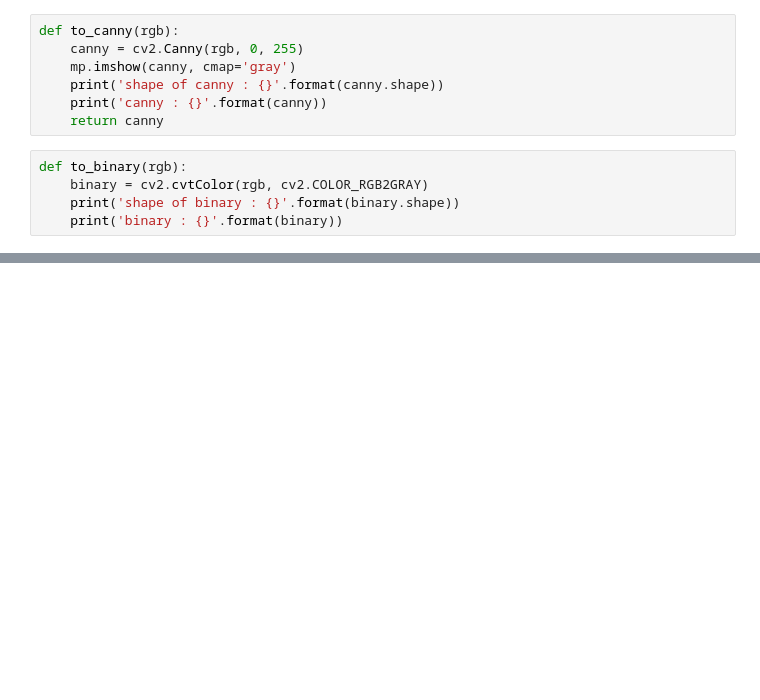
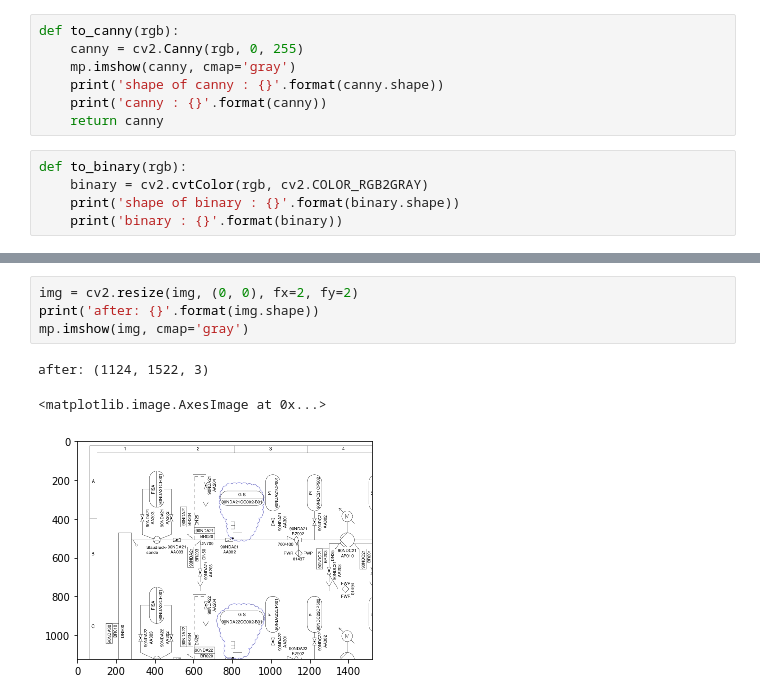
Before and after one commit to minority4u/image-classification-tf, a Jupyter notebook: notebooks/vstack_test.ipynb, the cells around one changed output, grey strips where cells are left out. Drawn from its saved outputs; the diff is of its cells as text; blank space fills up the shorter version.

```diff
--- a/notebooks/vstack_test.ipynb
+++ b/notebooks/vstack_test.ipynb
@@ -113,0 +151,8 @@ False
+# %%
+img = cv2.resize(img, (0, 0), fx=2, fy=2)
+print('after: {}'.format(img.shape))
+mp.imshow(img, cmap='gray')
+# %% [output]
+after: (1124, 1522, 3)
+<matplotlib.image.AxesImage at 0x...>
+[figure, added]
```
Also changed, not shown: parts of 8 cells of this notebook, 2 other files.
